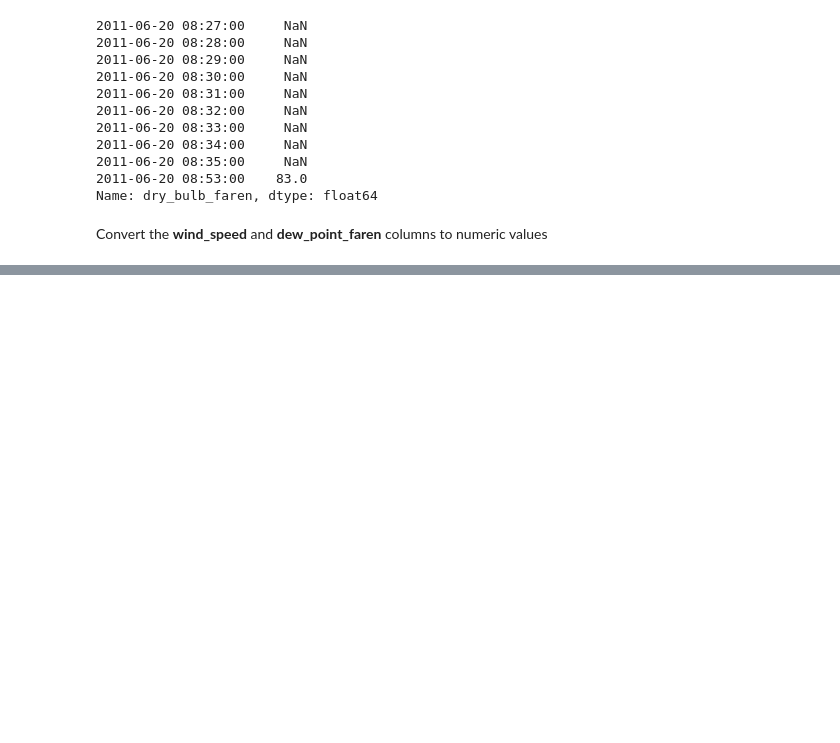
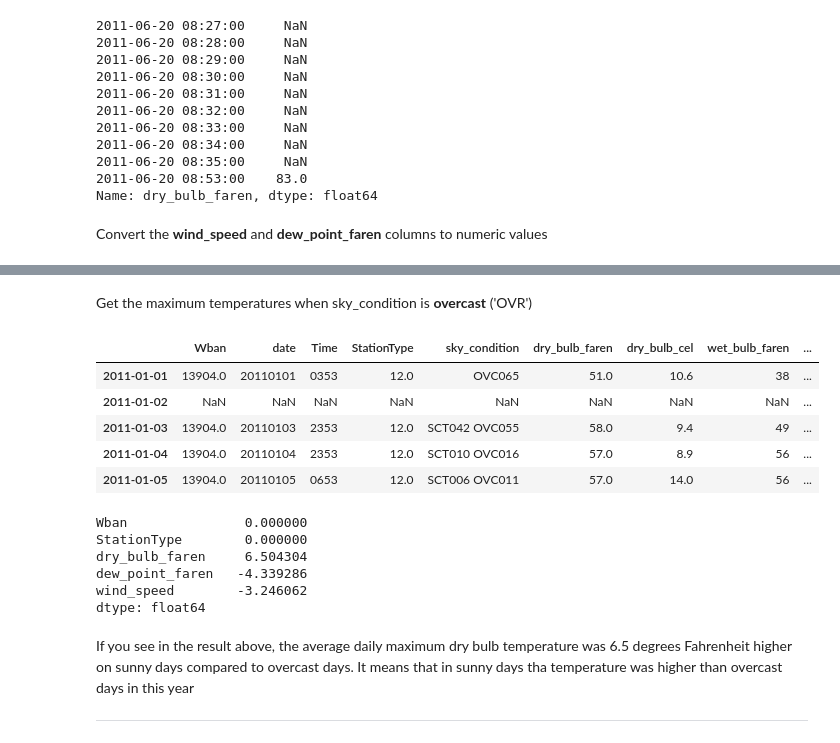
Before and after one commit to Diogo-Rodrigues/pandas-foundations, a Jupyter notebook: case-study-sunlight-in-austin/case-study-sunlight-in-austin.ipynb, the cells around one changed output, grey strips where cells are left out. Drawn from its saved outputs; the diff is of its cells as text; code cells hidden in the pictures; blank space fills up the shorter version.

```diff
--- a/case-study-sunlight-in-austin/case-study-sunlight-in-austin.ipynb
+++ b/case-study-sunlight-in-austin/case-study-sunlight-in-austin.ipynb
@@ -145,0 +261,14 @@ df_clean['dew_point_faren'] = pd.to_numeric(df_clean['dew_point_faren'], errors=
+# %% [markdown]
+Get the maximum temperatures when sky_condition is **overcast** ('OVR')
+# %%
+is_sky_overcast = df_clean['sky_condition'].str.contains('OVC')
+overcast = df_clean[is_sky_overcast]
+overcast_daily_max = overcast.resample('D').max()
+overcast_daily_max.head()
+# %% [output]
+|  | Wban | date | Time | StationType | sky_condition | dry_bulb_faren | dry_bulb_cel | wet_bulb_faren | ... |
+| 2011-01-01 | 13904.0 | 20110101 | 0353 | 12.0 | OVC065 | 51.0 | 10.6 | 38 | ... |
+| 2011-01-02 | NaN | NaN | NaN | NaN | NaN | NaN | NaN | NaN | ... |
+| 2011-01-03 | 13904.0 | 20110103 | 2353 | 12.0 | SCT042 OVC055 | 58.0 | 9.4 | 49 | ... |
+| 2011-01-04 | 13904.0 | 20110104 | 2353 | 12.0 | SCT010 OVC016 | 57.0 | 8.9 | 56 | ... |
+| 2011-01-05 | 13904.0 | 20110105 | 0653 | 12.0 | SCT006 OVC011 | 57.0 | 14.0 | 56 | ... |
@@ -145,0 +277,21 @@ df_clean['dew_point_faren'] = pd.to_numeric(df_clean['dew_point_faren'], errors=
+# %%
+# Calculate the mean of sunny_daily_max
+sunny_daily_max_mean = sunny_daily_max.mean()
+
+# Calculate the mean of overcast_daily_max
+overcast_daily_max_mean = overcast_daily_max.mean()
+
+# Print the difference (sunny minus overcast)
+difference = sunny_daily_max_mean - overcast_daily_max_mean
+print(difference)
+# %% [output]
+Wban               0.000000
+StationType        0.000000
+dry_bulb_faren     6.504304
+dew_point_faren   -4.339286
+wind_speed        -3.246062
+dtype: float64
+# %% [markdown]
+If you see in the result above, the average daily maximum dry bulb temperature was 6.5 degrees Fahrenheit higher on sunny days compared to overcast days. It means that in sunny days tha temperature was higher than overcast days in this year
+
+-------------------------------------------------------------------------------------------------------------------
```
Also changed, not shown: parts of 31 cells of this notebook, 1 other file.
